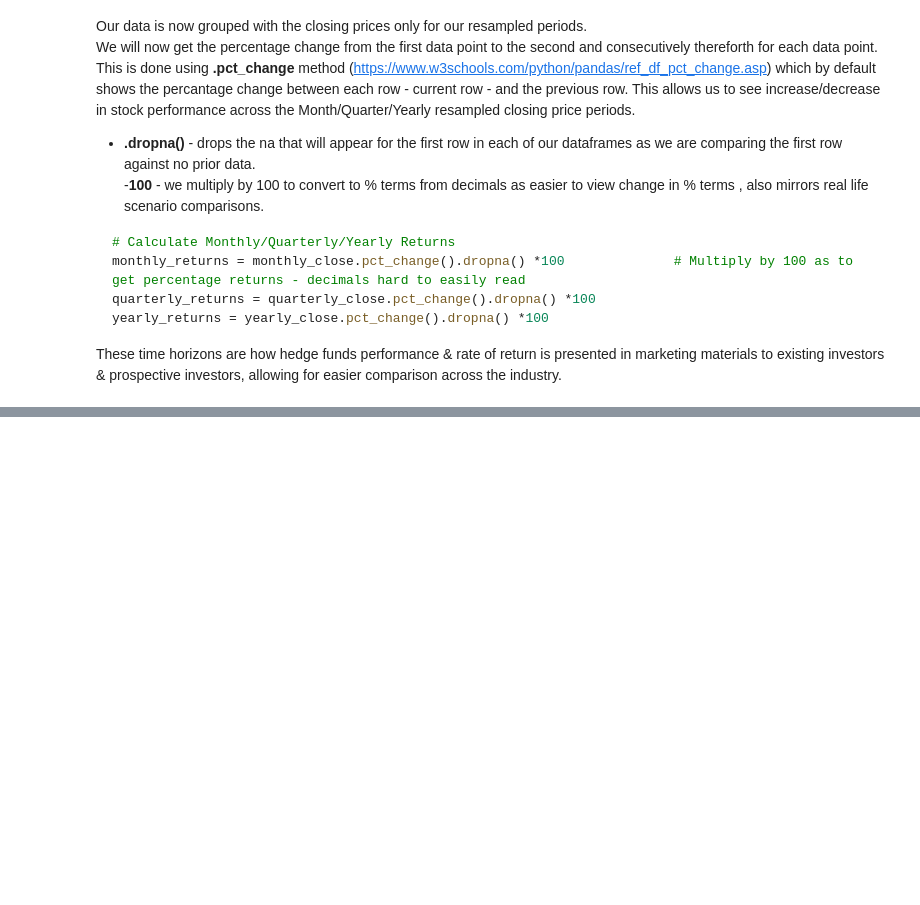
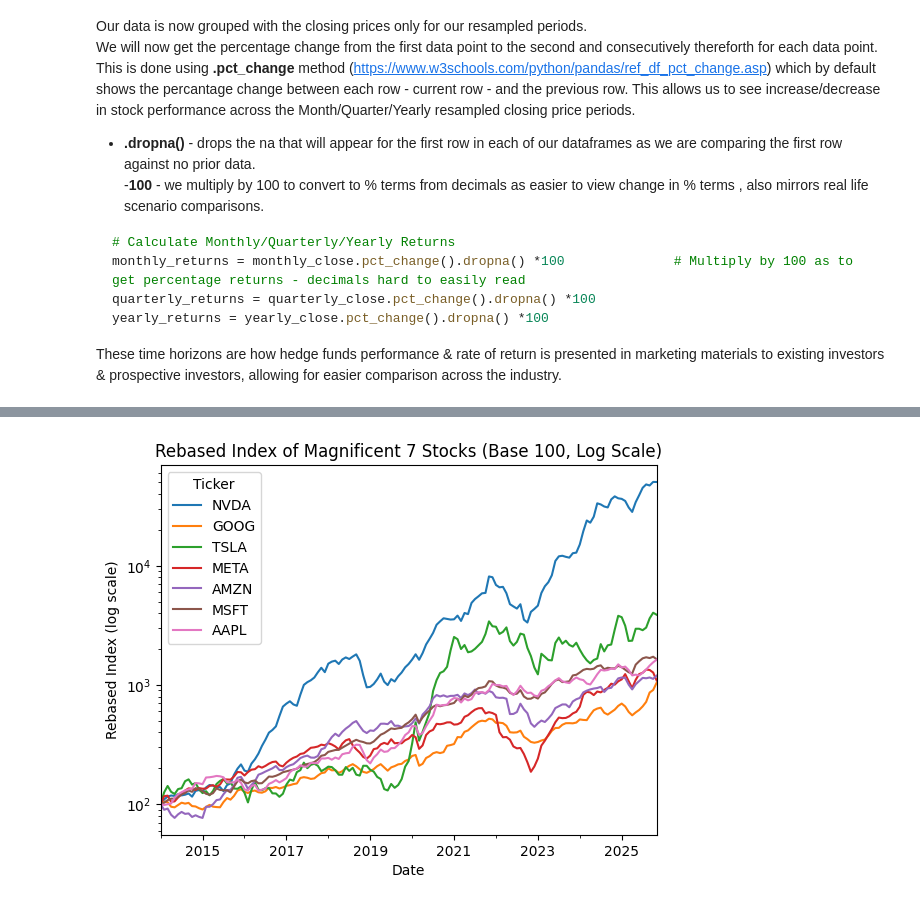
Before and after one commit to Mr-Scarf/programming-for-data-analytics, a Jupyter notebook: project/Project.ipynb, the cells around one changed output, grey strips where cells are left out. Cells and saved outputs as stored; diff of their text form; code cells hidden in the pictures; blank space fills up the shorter version.

```diff
--- a/project/Project.ipynb
+++ b/project/Project.ipynb
@@ -493,0 +507,18 @@ volatility = df_returns.std()
+# %%
+# Alternative method to calculate indexed returns (base 100)
+df_rebase_index = 100 * (df_mean_monthly_price / df_mean_monthly_price.iloc[0])
+
+# Plot the rebased index for each stock over the time period
+#df_rebase_index.plot(title="Rebased Index of Magnificent 7 Stocks (Base 100)", ylabel="Rebased Index", xlabel="Date")
+#plt.show()
+
+# Plot the rebased index for each stock over the time period on a log scale                     Reference: https://chatgpt.com/share/69542880-0d10-8005-95e2-76895301c68a
+ax = df_rebase_index.plot(                                                                      # Code adapted from chatgpt as example of log scale plot
+    title="Rebased Index of Magnificent 7 Stocks (Base 100, Log Scale)",
+    ylabel="Rebased Index (log scale)",
+    xlabel="Date"
+)
+ax.set_yscale("log")
+plt.show()
+# %% [output]
+[figure, added]
```
Also changed, not shown: parts of 11 cells of this notebook, 1 other file.
